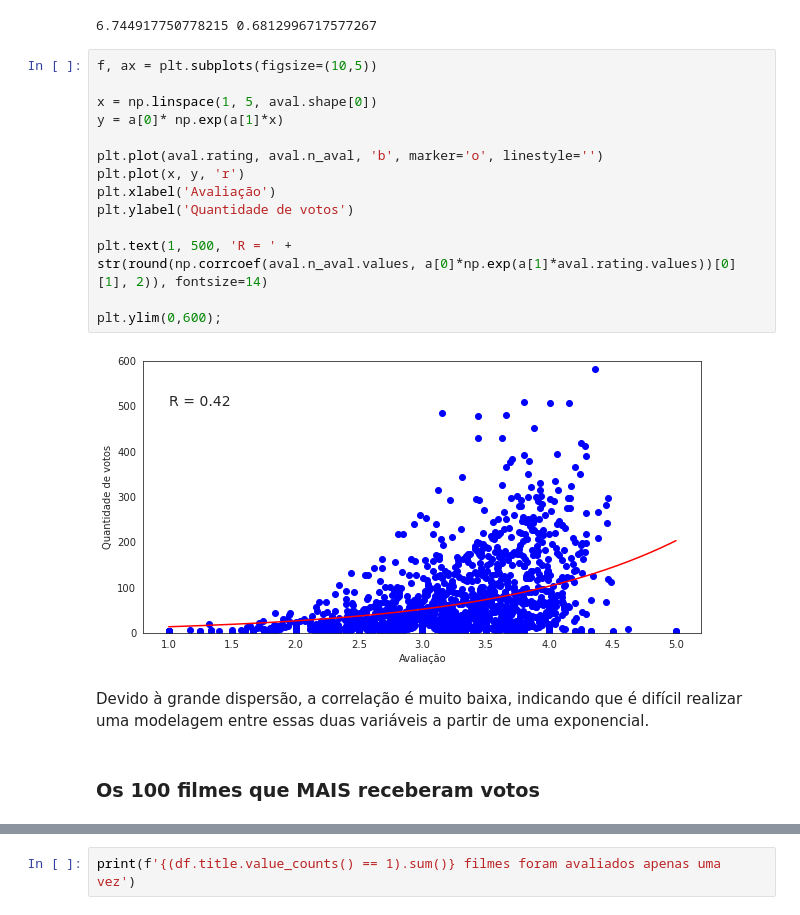
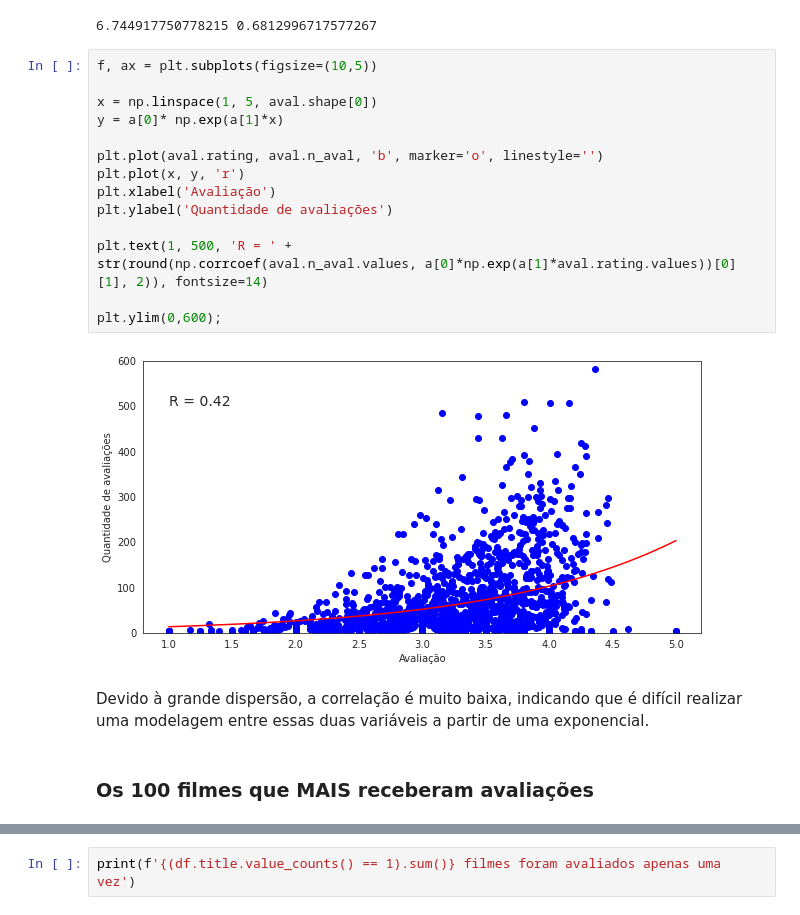
Before and after one commit to purificacao/Recommender_systems_MovieLens, a Jupyter notebook: recommeder_systems_case_study.ipynb, the cells around one changed output, grey strips where cells are left out. Drawn from its saved outputs; the diff is of its cells as text.

```diff
--- a/recommeder_systems_case_study.ipynb
+++ b/recommeder_systems_case_study.ipynb
@@ -242,24 +242,24 @@ print(a[0], a[1])
 # %%
 f, ax = plt.subplots(figsize=(10,5))
 
 x = np.linspace(1, 5, aval.shape[0])
 y = a[0]* np.exp(a[1]*x)
 
 plt.plot(aval.rating, aval.n_aval, 'b', marker='o', linestyle='')
 plt.plot(x, y, 'r')
 plt.xlabel('Avaliação')
-plt.ylabel('Quantidade de votos')
+plt.ylabel('Quantidade de avaliações')
 
 plt.text(1, 500, 'R = ' +
 str(round(np.corrcoef(aval.n_aval.values, a[0]*np.exp(a[1]*aval.rating.values))[0][1], 2)), fontsize=14)
 
 plt.ylim(0,600);
 # %% [output]
-[figure, old version]
+[figure, new version]
 # %% [markdown]
 Devido à grande dispersão, a correlação é muito baixa, indicando que é difícil realizar uma modelagem entre essas duas variáveis a partir de uma exponencial.
 # %% [markdown]
-### Os 100 filmes que MAIS receberam votos
+### Os 100 filmes que MAIS receberam avaliações
 # %%
 f, ax = plt.subplots(figsize=(17,4))
 
```
Also changed, not shown: parts of 14 cells of this notebook.
